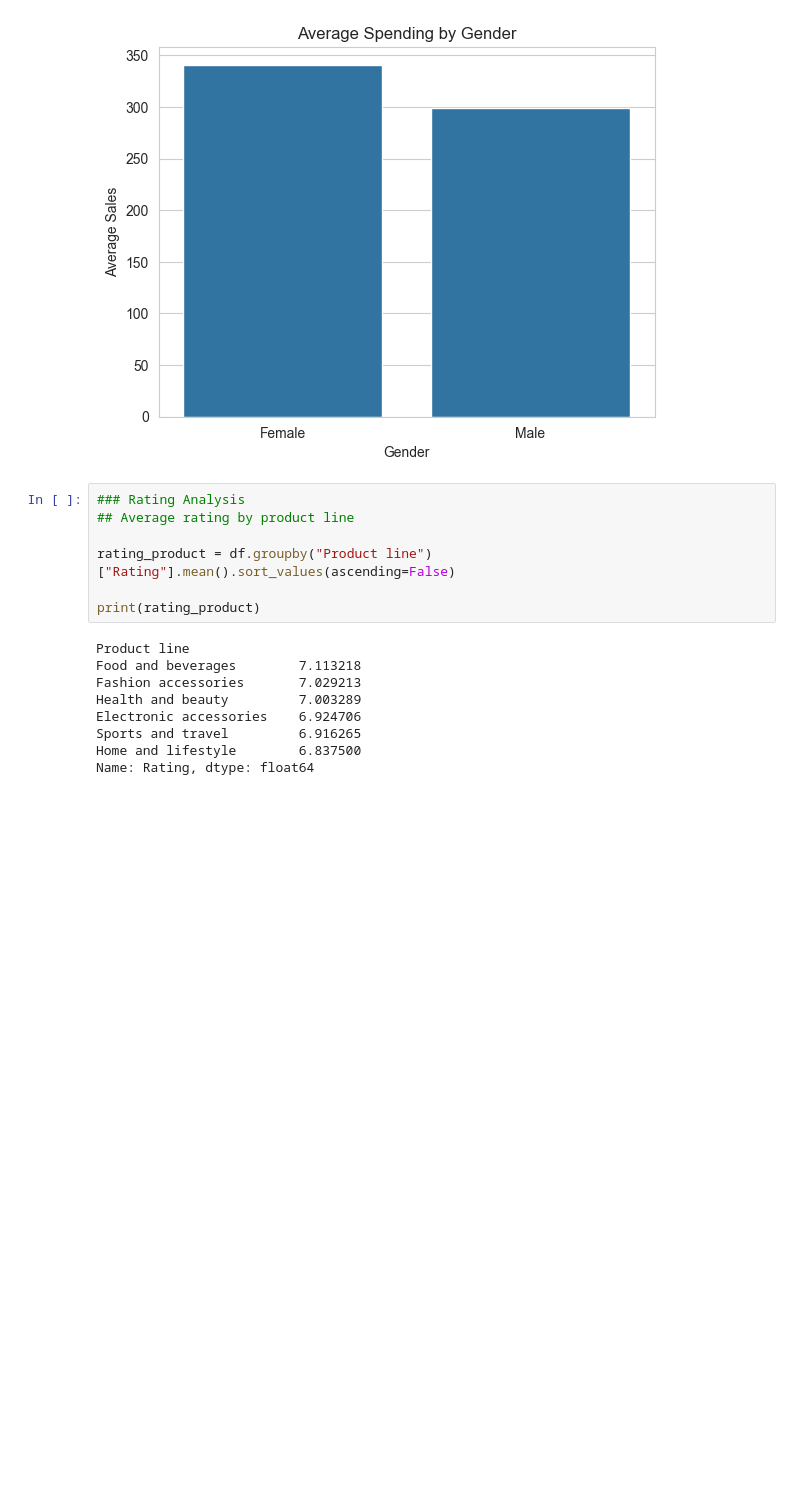
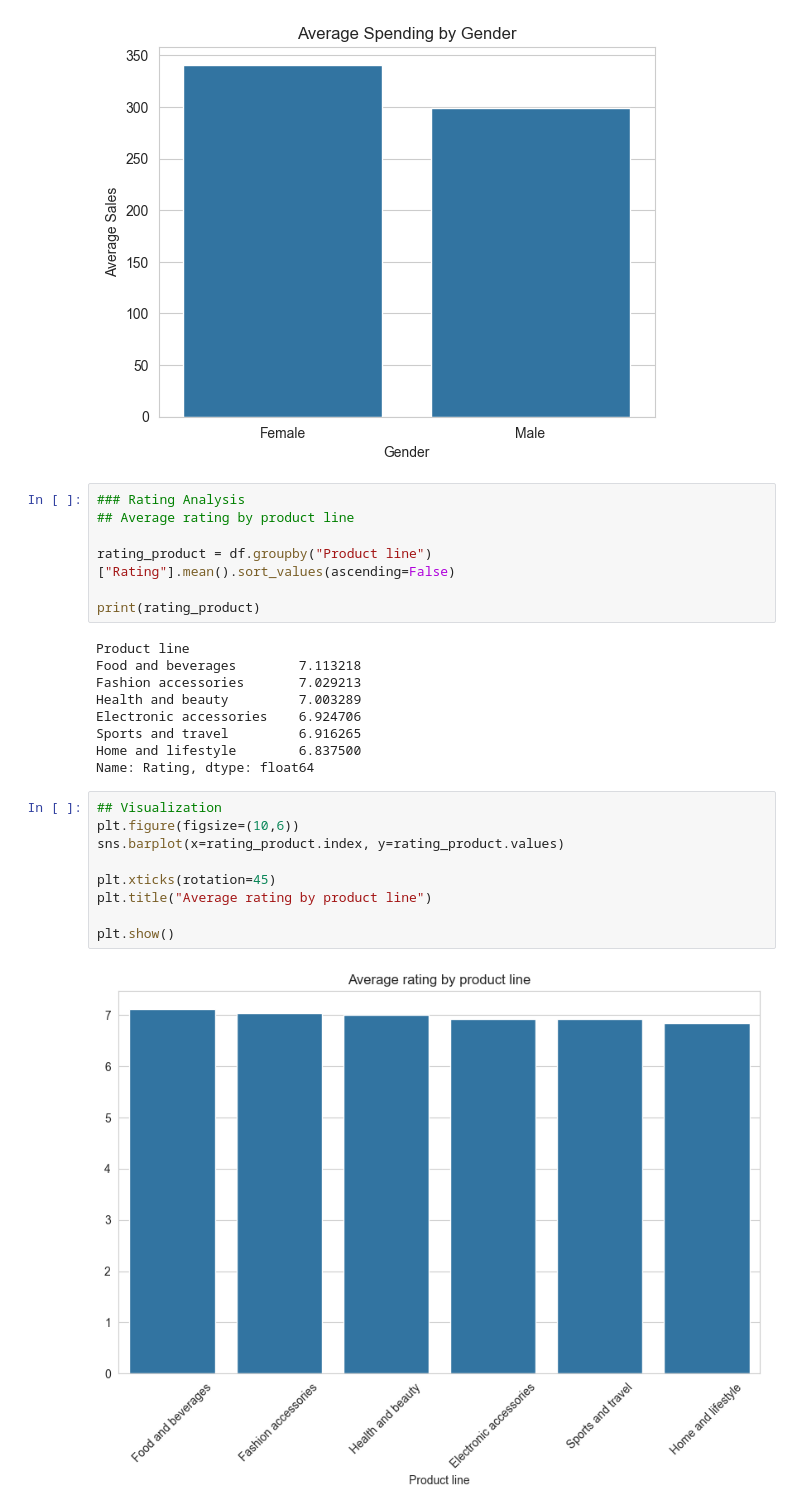
Before and after one commit to GL1TH/supermarket, a Jupyter notebook: Supermarket_project.ipynb, the cells around one changed output. Cells and saved outputs as stored; diff of their text form; blank space fills up the shorter version.

```diff
--- a/Supermarket_project.ipynb
+++ b/Supermarket_project.ipynb
@@ -326,3 +326,14 @@ Electronic accessories    6.924706
 Sports and travel         6.916265
 Home and lifestyle        6.837500
 Name: Rating, dtype: float64
+# %%
+## Visualization
+plt.figure(figsize=(10,6))
+sns.barplot(x=rating_product.index, y=rating_product.values)
+
+plt.xticks(rotation=45)
+plt.title("Average rating by product line")
+
+plt.show()
+# %% [output]
+[figure, added]
```
Also changed, not shown: parts of 6 cells of this notebook.
